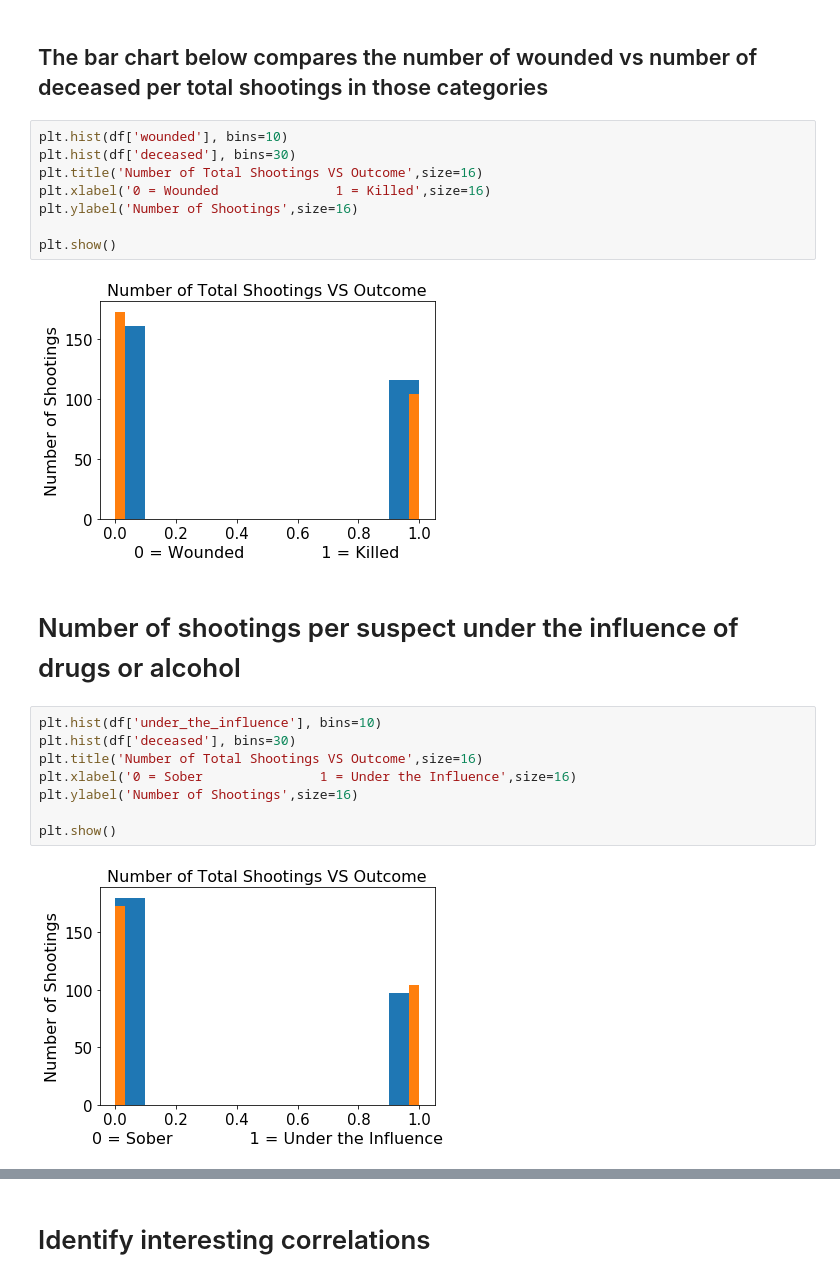
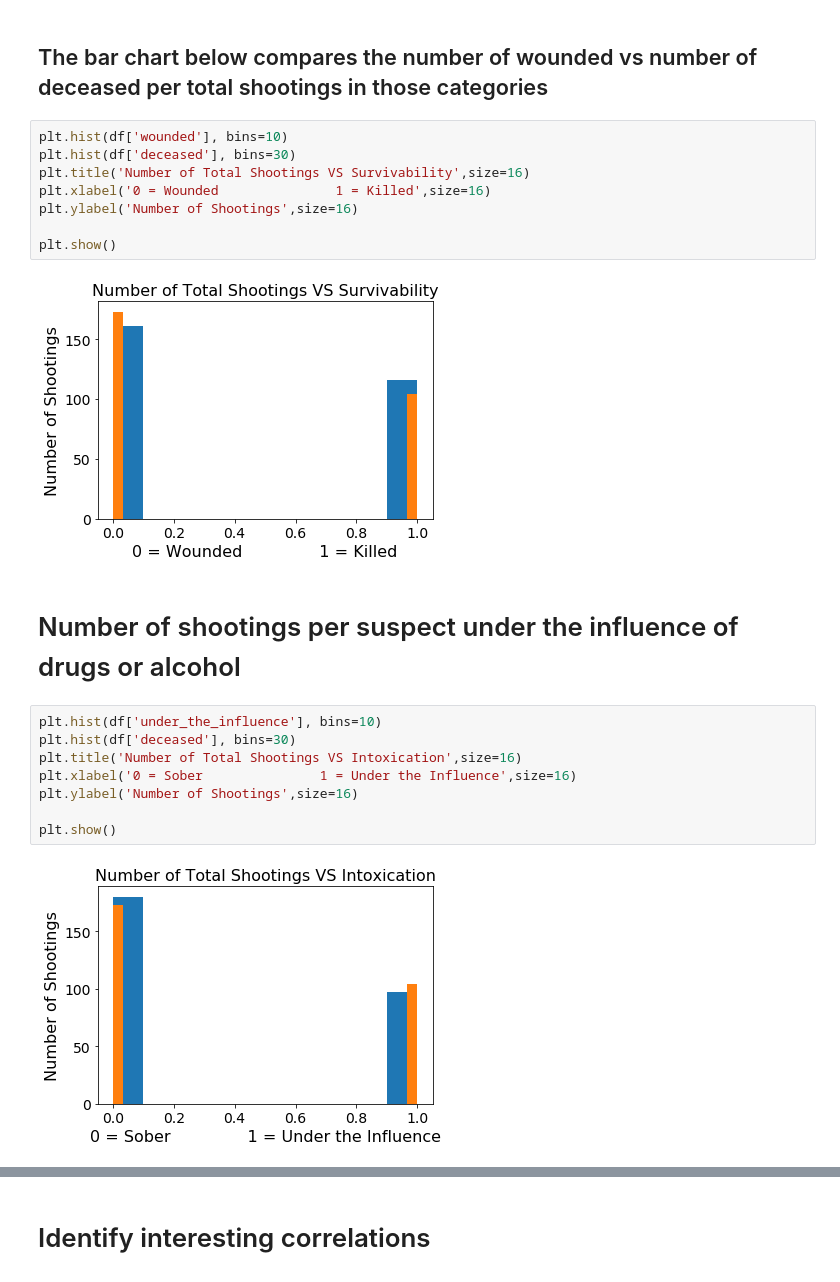
Before and after one commit to SeriousHyena/Sandbox, a Jupyter notebook: Los_Angeles_Police_shootings.ipynb, the cells around one changed output, grey strips where cells are left out. Saved outputs shown, nothing was run; the diff lists cells and outputs as text.

```diff
--- a/Los_Angeles_Police_shootings.ipynb
+++ b/Los_Angeles_Police_shootings.ipynb
@@ -317,23 +339,23 @@ plt.show()
 # %%
 plt.hist(df['wounded'], bins=10)
 plt.hist(df['deceased'], bins=30)
-plt.title('Number of Total Shootings VS Outcome',size=16)
+plt.title('Number of Total Shootings VS Survivability',size=16)
 plt.xlabel('0 = Wounded               1 = Killed',size=16)
 plt.ylabel('Number of Shootings',size=16)
 
 plt.show()
 # %% [output]
-[figure, old version]
+[figure, new version]
 # %% [markdown]
 # Number of shootings per suspect under the influence of drugs or alcohol
 # %%
 plt.hist(df['under_the_influence'], bins=10)
 plt.hist(df['deceased'], bins=30)
-plt.title('Number of Total Shootings VS Outcome',size=16)
+plt.title('Number of Total Shootings VS Intoxication',size=16)
 plt.xlabel('0 = Sober               1 = Under the Influence',size=16)
 plt.ylabel('Number of Shootings',size=16)
 
 plt.show()
 # %% [output]
-[figure, old version]
+[figure, new version]
 # %% [markdown]
```
Also changed, not shown: parts of 9 cells of this notebook.
